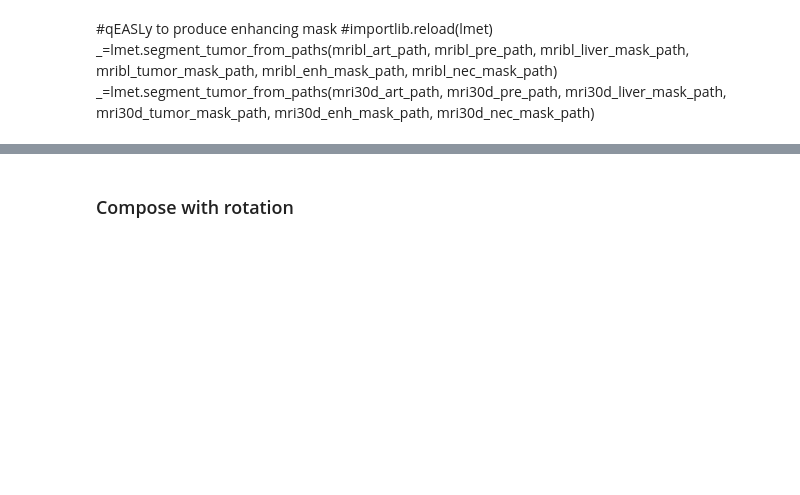
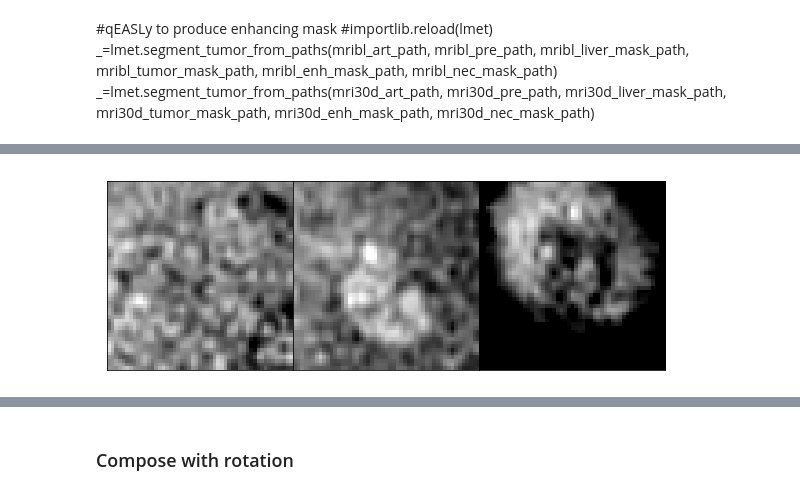
Before and after one commit to clintonjwang/lipiodol, a Jupyter notebook: data-retriever.ipynb, the cells around one changed output, grey strips where cells are left out. Drawn from its saved outputs; the diff is of its cells as text; code cells hidden in the pictures; blank space fills up the shorter version.

```diff
--- a/data-retriever.ipynb
+++ b/data-retriever.ipynb
@@ -197,0 +262,6 @@ _ = reg.transform_mask(mribl_enh_mask_path, mribl_art_path, xform_path,
+# %%
+importlib.reload(hf)
+img, _ = hf.nii_load(fixed_path)
+hf.draw_slices(img, normalize=[600,1000])
+# %% [output]
+[figure, added]
```
Also changed, not shown: parts of 20 cells of this notebook.
